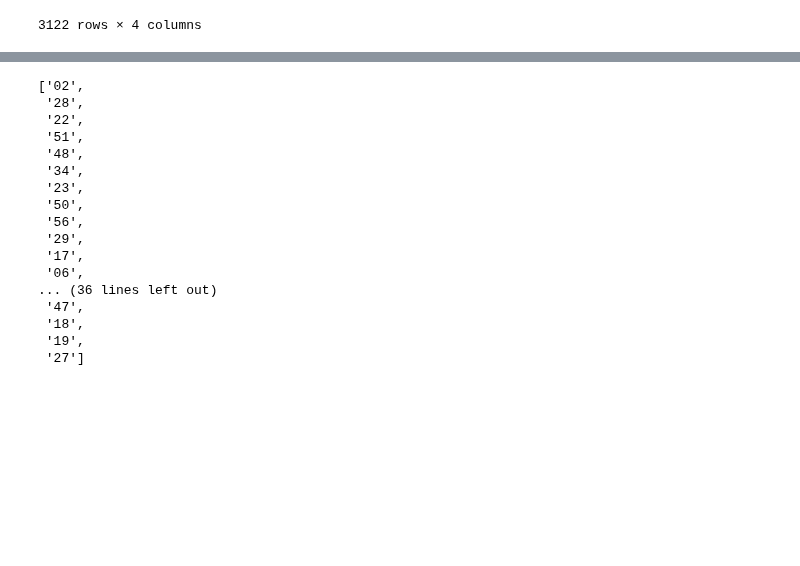
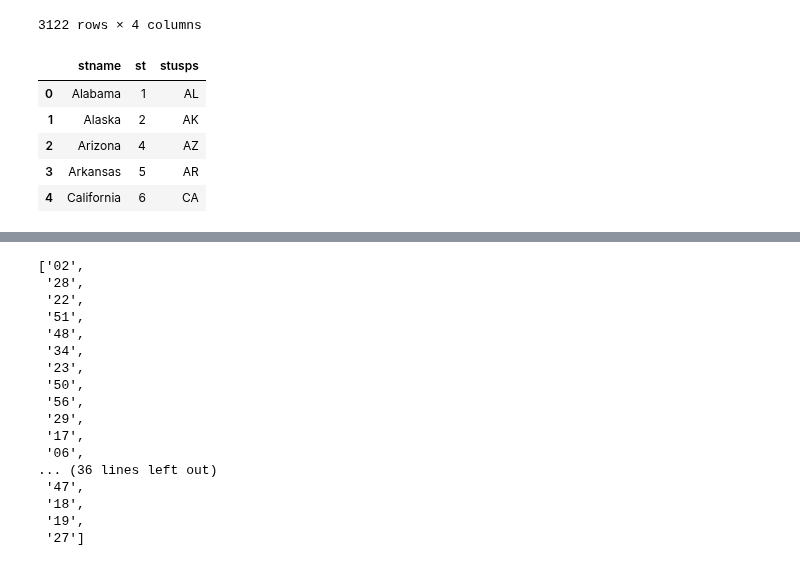
Before and after one commit to AvatarJoshi/copd_project, a Jupyter notebook: Data_Processing/DataMap.ipynb, the cells around one changed output, grey strips where cells are left out. Cells and saved outputs as stored; diff of their text form; code cells hidden in the pictures; blank space fills up the shorter version.

Commit message:
Created dataframe that has State FIPS keys from URL

```diff
--- a/Data_Processing/DataMap.ipynb
+++ b/Data_Processing/DataMap.ipynb
@@ -37,3 +37,15 @@ predicted_df
 | 3120 | Wisconsin | Winnebago | 17.1 | 5.8 |
 | 3121 | Wisconsin | Waukesha | 12.6 | 4.7 |
 3122 rows × 4 columns
+# %%
+# Get State FIPS key chart and make it a dataframe
+file_path = "https://gist.githubusercontent.com/dantonnoriega/bf1acd2290e15b91e6710b6fd3be0a53/raw/11d15233327c8080c9646c7e1f23052659db251d/us-state-ansi-fips.csv"
+fips_df = pd.read_csv(file_path)
+fips_df.head()
+# %% [output]
+|  | stname | st | stusps |
+| 0 | Alabama | 1 | AL |
+| 1 | Alaska | 2 | AK |
+| 2 | Arizona | 4 | AZ |
+| 3 | Arkansas | 5 | AR |
+| 4 | California | 6 | CA |
```
Also changed, not shown: parts of 1 cell of this notebook.
